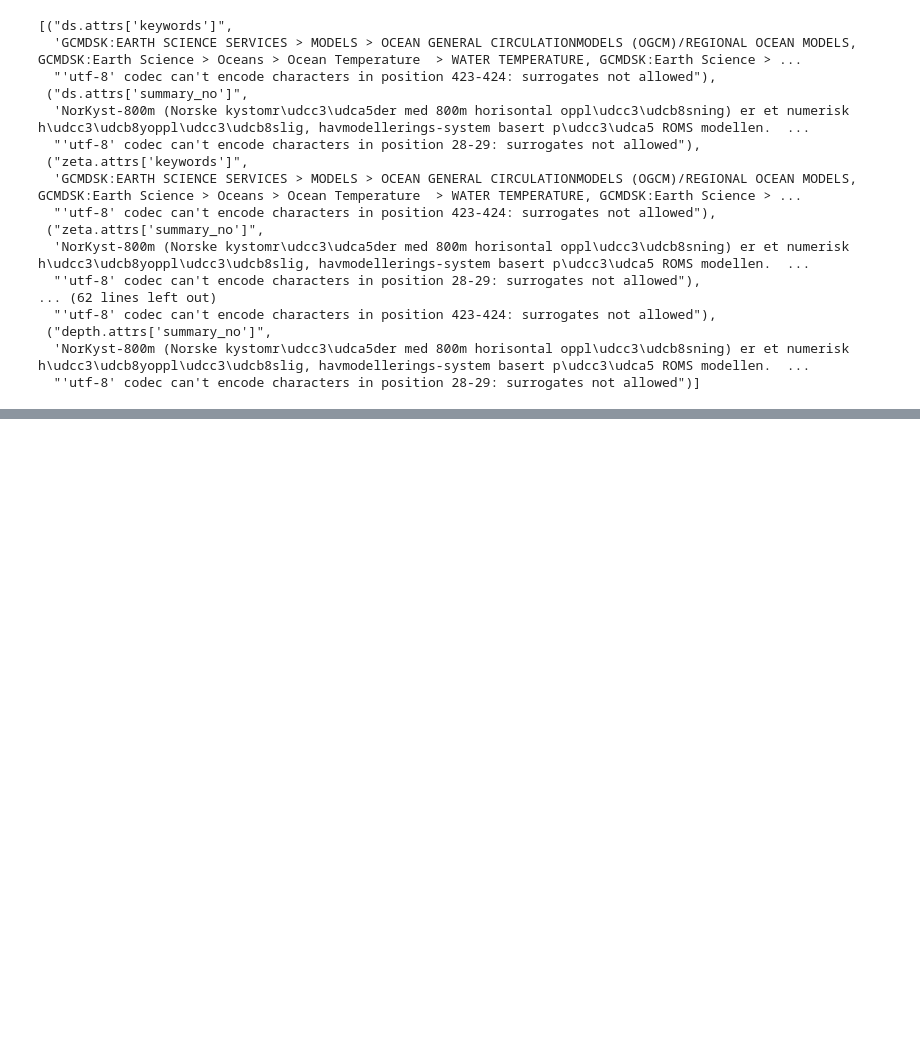
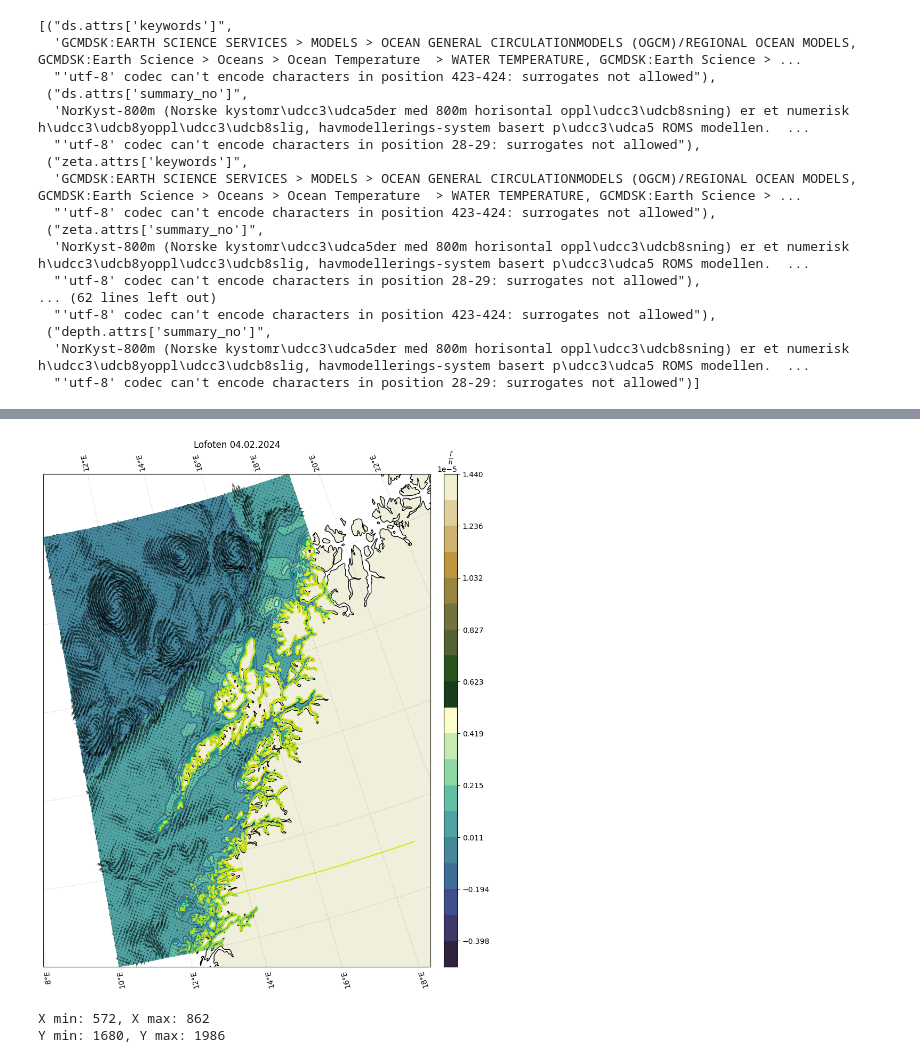
Before and after one commit to metno/ocean-ai, a Jupyter notebook: plot/clutter.ipynb, the cells around one changed output, grey strips where cells are left out. Cells and saved outputs as stored; diff of their text form; code cells hidden in the pictures; blank space fills up the shorter version.

```diff
--- a/plot/clutter.ipynb
+++ b/plot/clutter.ipynb
@@ -238,0 +608,4 @@ Error:
+# %%
+fh(area=ds_lof, fh = fh_lof, u_vel=lofoten_u, v_vel=lofoten_v, title='Lofoten 04.02.2024')
+# %% [output]
+[figure, added]
@@ -238,0 +615,38 @@ Error:
+# %%
+import pyresample
+#select an area
+lon_min, lon_max = 11.83083, 15.59072
+lat_min, lat_max = 67.41791, 69.20699
+
+
+lon_ulc, lon_llc = 11.83, 11.83
+lon_lrc, lon_urc = 15.59, 15.59
+lat_urc, lat_ulc = 69.21, 69.21
+lat_llc, lat_lrc = 67.41, 67.41
+
+#lon_re = ds_norkyst.lon.astype(np.float64)
+#lat_re = ds_norkyst.lat.astype(np.float64)
+
+ds_grid = pyresample.geometry.GridDefinition(lons=ds.longitude.values, lats = ds.latitude.values)
+pos_geo = pyresample.geometry.SwathDefinition(lons=[lon_llc, lon_lrc, lon_urc, lon_ulc], lats=[lat_llc, lat_lrc, lat_urc, lat_ulc])
+
+_, valid_output_index, index_array, distance_array = pyresample.kd_tree.get_neighbour_info(
+                                                    source_geo_def = ds_grid,
+                                                    target_geo_def = pos_geo,
+                                                    radius_of_influence = 800,
+                                                    neighbours = 1)
+
+index_array_2d = np.unravel_index(index_array, ds_grid.shape)
+
+(x_indices,y_indices) =  np.array([index_array_2d[0][0], index_array_2d[0][1], index_array_2d[0][2], index_array_2d[0][3]]), np.array([index_array_2d[1][0], index_array_2d[1][1], index_array_2d[1][2], index_array_2d[1][3]])
+x_min, x_max = x_indices.min(), x_indices.max()
+y_min, y_max = y_indices.min(), y_indices.max()
+
+#make sure its correct
+print(f'X min: {x_min}, X max: {x_max}')
+print(f'Y min: {y_min}, Y max: {y_max}')
+
+ds_norkyst = ds_norkystt.isel(Y=slice(y_min, y_max+1), X = slice(x_min, x_max +1))
+# %% [output]
+X min: 572, X max: 862
+Y min: 1680, Y max: 1986
```
Also changed, not shown: parts of 30 cells of this notebook, 3 other files.
